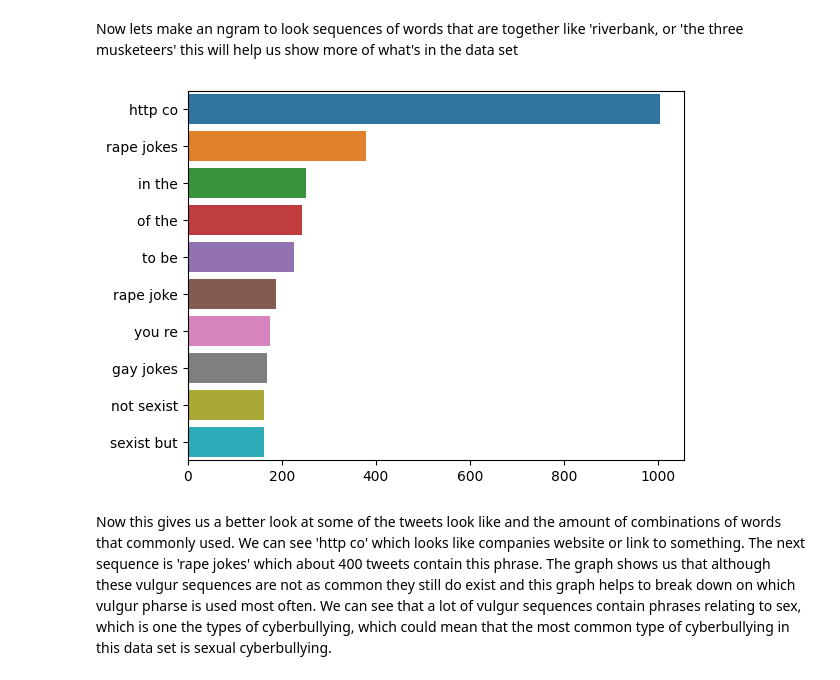
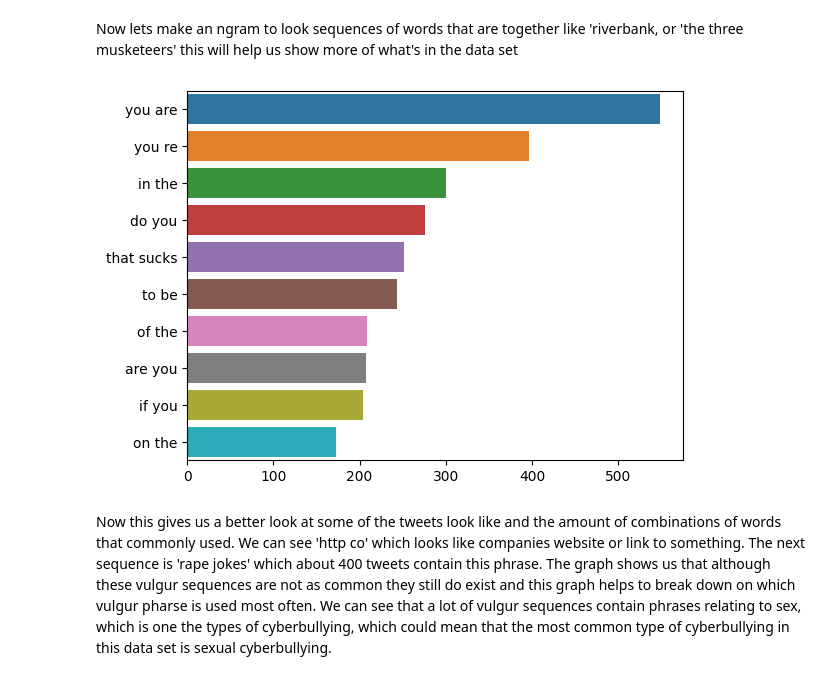
Before and after one commit to Matthew-Bustamante/CS39AA-Project-Cyberbullying, a Jupyter notebook: project_part1.ipynb, the cells around one changed output. Saved outputs shown, nothing was run; the diff lists cells and outputs as text; code cells hidden in the pictures.

Commit message:
Fixed Notebook to now display information of the new dataset

```diff
--- a/project_part1.ipynb
+++ b/project_part1.ipynb
@@ -83,7 +83,7 @@ for dirname, _, filenames in os.walk('/kaggle/input'):
 Here we are reading the csv file and here you can look at what the data looks like, we can see that the data is sorted into two categories not_cyberbullying and cyberbullying
 # %%
 #input_data_path = https://raw.githubusercontent.com/sgeinitz/CS39AA/main/data/trainB1.csv
-input_data_path = 'https://raw.githubusercontent.com/Matthew-Bustamante/CS39AA-Project-Cyberbullying/main/cyberbullying_tweets.csv'
+input_data_path = 'https://raw.githubusercontent.com/Matthew-Bustamante/CS39AA-Project-Cyberbullying/main/CyberBullying_Comments_Dataset.csv'
 
 cyberBullying = pd.read_csv(input_data_path, nrows=10000)
 cyberBullying.head(3)
@@ -198,29 +198,29 @@ Now lets make an ngram to look sequences of words that are together like 'riverb
 # %%
 from sklearn.feature_extraction.text import CountVectorizer
 from collections import  Counter
 
 def plot_top_ngrams_barchart(text, n=2):
     stop=set(stopwords.words('english'))
 
     new= text.str.split()
     new=new.values.tolist()
     corpus=[word for i in new for word in i]
 
     def _get_top_ngram(corpus, n=None):
         vec = CountVectorizer(ngram_range=(n, n)).fit(corpus)
         bag_of_words = vec.transform(corpus)
         sum_words = bag_of_words.sum(axis=0)
         words_freq = [(word, sum_words[0, idx])
                       for word, idx in vec.vocabulary_.items()]
         words_freq =sorted(words_freq, key = lambda x: x[1], reverse=True)
         return words_freq[:10]
 
     top_n_bigrams=_get_top_ngram(text,n)[:10]
     x,y=map(list,zip(*top_n_bigrams))
     sns.barplot(x=y,y=x)
 
-plot_top_ngrams_barchart(cyberBullying['tweet_text'],2)
+plot_top_ngrams_barchart(cyberBullying['Text'],2)
 # %% [output]
-[figure, old version]
+[figure, new version]
 # %% [markdown]
 Now this gives us a better look at some of the tweets look like and the amount of combinations of words that commonly used.  We can see 'http co' which looks like companies website or link to something.  The next sequence is 'rape jokes' which about 400 tweets contain this phrase.  The graph shows us that although these vulgur sequences are not as common they still do exist and this graph helps to break down on which vulgur pharse is used most often.  We can see that a lot of vulgur sequences contain phrases relating to sex, which is one the types of cyberbullying, which could mean that the most common type of cyberbullying in this data set is sexual cyberbullying.
```
Also changed, not shown: parts of 6 cells of this notebook.
